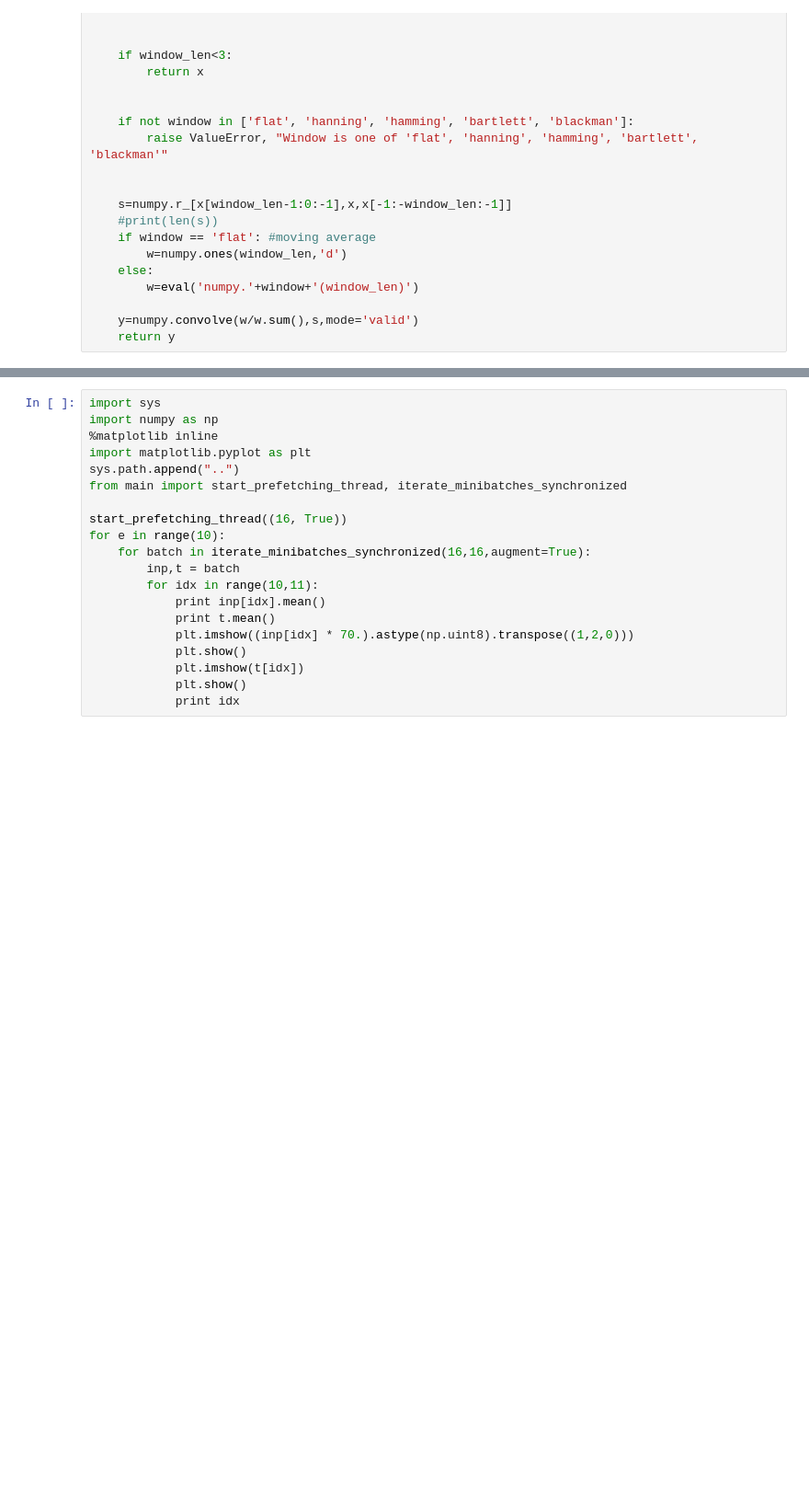
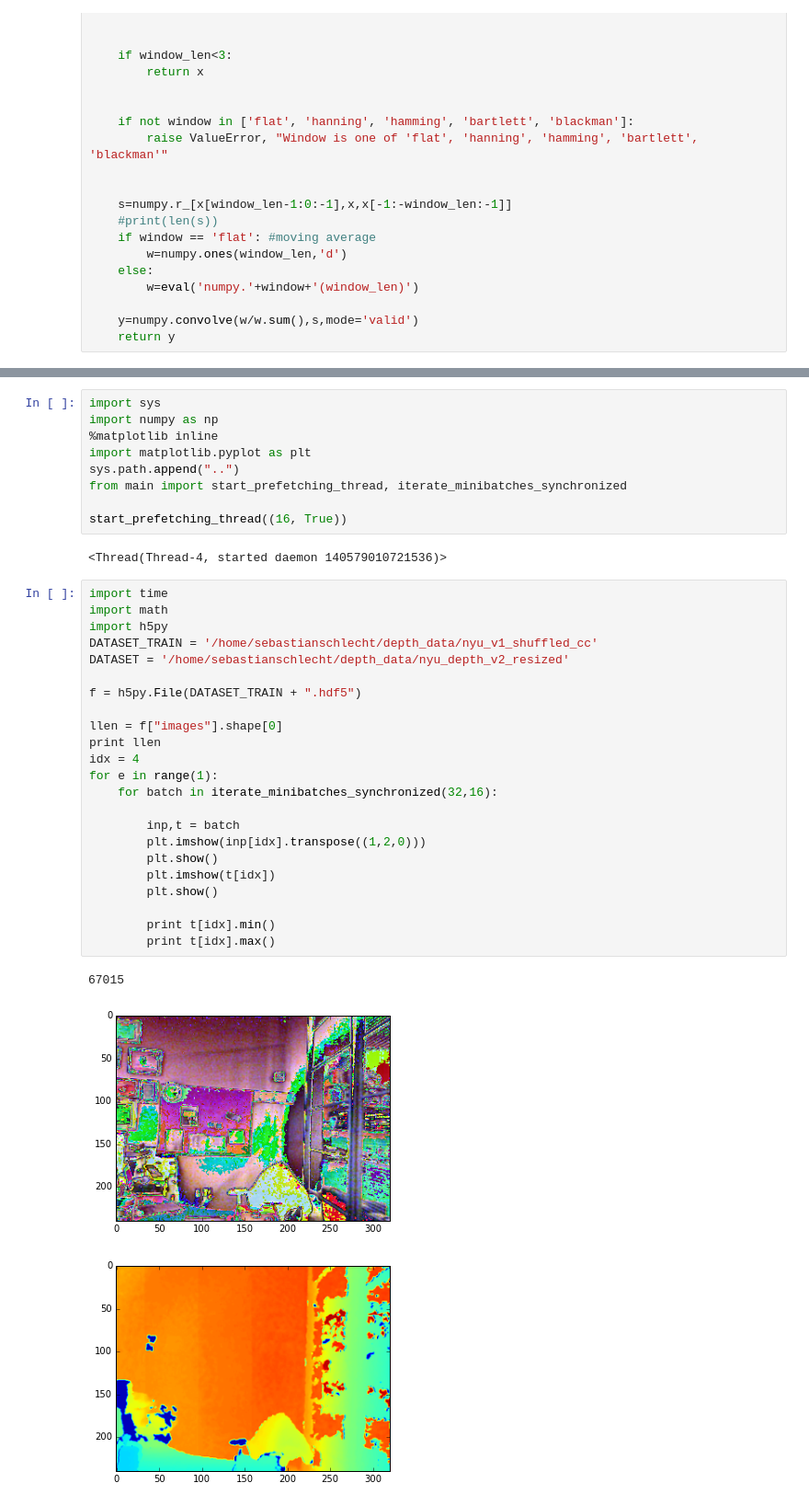
Before and after one commit to sebastian-schlecht/im2vol, a Jupyter notebook: experiments/infer.ipynb, the cells around one changed output, grey strips where cells are left out. Shown at 92% size. Saved outputs shown, nothing was run; the diff lists cells and outputs as text; blank space fills up the shorter version.

Commit message:
Bugfixes, advanced augmentation

```diff
--- a/experiments/infer.ipynb
+++ b/experiments/infer.ipynb
@@ -132,14 +149,32 @@ sys.path.append("..")
 from main import start_prefetching_thread, iterate_minibatches_synchronized
 
 start_prefetching_thread((16, True))
-for e in range(10):
-    for batch in iterate_minibatches_synchronized(16,16,augment=True):
-        inp,t = batch
-        for idx in range(10,11):
-            print inp[idx].mean()
-            print t.mean()
-            plt.imshow((inp[idx] * 70.).astype(np.uint8).transpose((1,2,0)))
-            plt.show()
-            plt.imshow(t[idx])
-            plt.show()
-            print idx
+# %% [output]
+<Thread(Thread-4, started daemon 140579010721536)>
+# %%
+import time
+import math
+import h5py
+DATASET_TRAIN = '/home/sebastianschlecht/depth_data/nyu_v1_shuffled_cc'
+DATASET = '/home/sebastianschlecht/depth_data/nyu_depth_v2_resized'
+
+f = h5py.File(DATASET_TRAIN + ".hdf5")
+
+llen = f["images"].shape[0]
+print llen
+idx = 4
+for e in range(1):
+    for batch in iterate_minibatches_synchronized(32,16):
+
+        inp,t = batch
+        plt.imshow(inp[idx].transpose((1,2,0)))
+        plt.show()
+        plt.imshow(t[idx])
+        plt.show()
+
+        print t[idx].min()
+        print t[idx].max()
+# %% [output]
+67015
+[figure, added]
+[figure, added]
```
Also changed, not shown: parts of 8 cells of this notebook, 3 other files.
